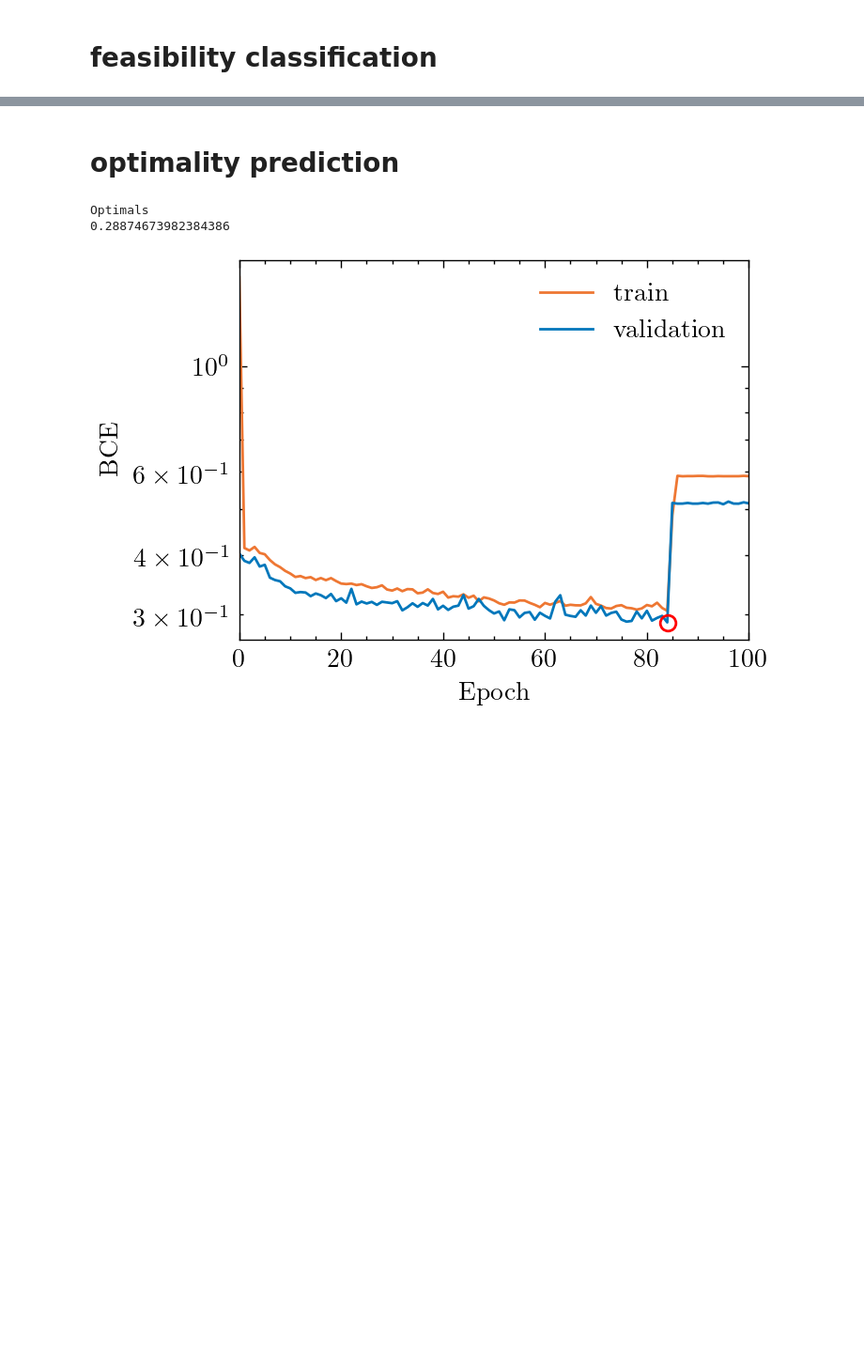
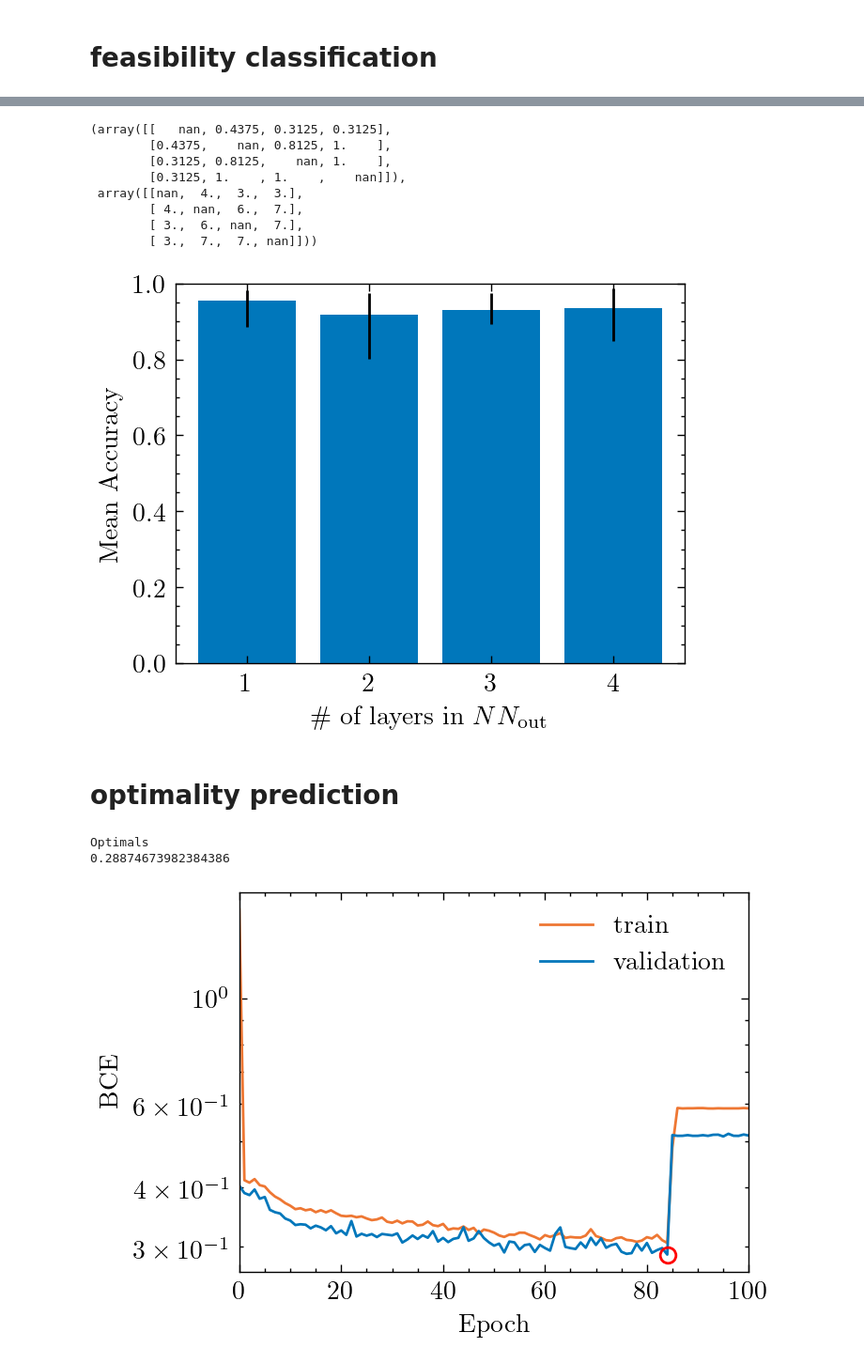
Before and after one commit to gos-ufsc/sat-gnn, a Jupyter notebook: notebooks/6.0-bmp-paper.plots.ipynb, the cells around one changed output, grey strips where cells are left out. Shown at 94% size. Cells and saved outputs as stored; diff of their text form; code cells hidden in the pictures; blank space fills up the shorter version.

```diff
--- a/notebooks/6.0-bmp-paper.plots.ipynb
+++ b/notebooks/6.0-bmp-paper.plots.ipynb
@@ -72,0 +153,12 @@ Academic license - for non-commercial use only - expires 2024-02-10
+# %%
+for s in [9,13,18,20,22,24]:
+    model = Instance.from_file(f'../data/raw/125_{s}_0.json').to_scip(enable_primal_dual_integral=False)
+    m = len(model.getConss())
+    n = np.load(f"../data/interim/125_{s}_0_opt.npz")['arr_3'].size
+    print(f"{s}: {m} x {n}")
+    # fs = Path('../data/interim/').glob(f"125_{s}_*_opt.npz")
+    # ns = list()
+    # for f in fs:
+    #     n = np.load(f)['arr_3'].size
+    #     ns.append(n)
+    # assert min(ns) == max(ns)
@@ -97,3 +196,60 @@ plt.show()
+# %%
+from scipy.stats import wilcoxon, ks_1samp
+
+runs = wandb.Api().runs(path='brunompac/sat-gnn', filters={'group': f'FeasClass-Ablation'}, order='-created_at')
+
+n_output_layerss = [1,2,3,4]
+accs = {n: list() for n in n_output_layerss }
+
+fig, ax = plt.subplots()
+
+for run in runs:
+    n_output_layers = run.config['n_output_layers']
+    if len(accs[n_output_layers]) < 5:
+        accs[n_output_layers].append(run.summary['val_loss_accuracy'])
+
+# for n_output_layers, accs_n in accs.items():
+#     print(n_output_layers, accs_n)
+#     ax.scatter([n_output_layers,] * len(accs_n), accs_n, marker='_', label=n_output_layers)
+mean_accs = np.mean(list(accs.values()), axis=1)
+min_accs = np.min(list(accs.values()), axis=1)
+max_accs = np.max(list(accs.values()), axis=1)
+ax.bar(n_output_layerss, mean_accs, yerr=np.vstack([mean_accs - min_accs, max_accs - mean_accs]), color=colors[1])
+
+ax.set_ylabel('Mean Accuracy')
+ax.set_xlabel('\# of layers in $NN_{\\text{out}}$')
+
+ax.set_ylim(0.,1.0)
+ax.set_xticks([], minor=True)
+fig.savefig('../feasibility_classification_ablation_accuracy.pdf')
+fig.show()
+
+X, Y = np.meshgrid(n_output_layerss, n_output_layerss)
+
+ps = np.zeros_like(X, dtype=float)
+kss = np.zeros_like(X, dtype=float)
+
+for i in range(len(n_output_layerss)):
+    for j in range(len(n_output_layerss)):
+        if i == j:
+            ps[i, j] = np.nan
+            kss[i, j] = np.nan
+        else:
+            ks_stat, p_value = wilcoxon(accs[n_output_layerss[i]], accs[n_output_layerss[j]])
+            kss[i, j] = ks_stat
+            ps[i, j] = p_value
+
+ps, kss
+# %% [output]
+(array([[   nan, 0.4375, 0.3125, 0.3125],
+        [0.4375,    nan, 0.8125, 1.    ],
+        [0.3125, 0.8125,    nan, 1.    ],
+        [0.3125, 1.    , 1.    ,    nan]]),
+ array([[nan,  4.,  3.,  3.],
+        [ 4., nan,  6.,  7.],
+        [ 3.,  6., nan,  7.],
+        [ 3.,  7.,  7., nan]]))
+[figure, added]
 # %% [markdown]
 # optimality prediction
 # %%
```
Also changed, not shown: parts of 29 cells of this notebook.
